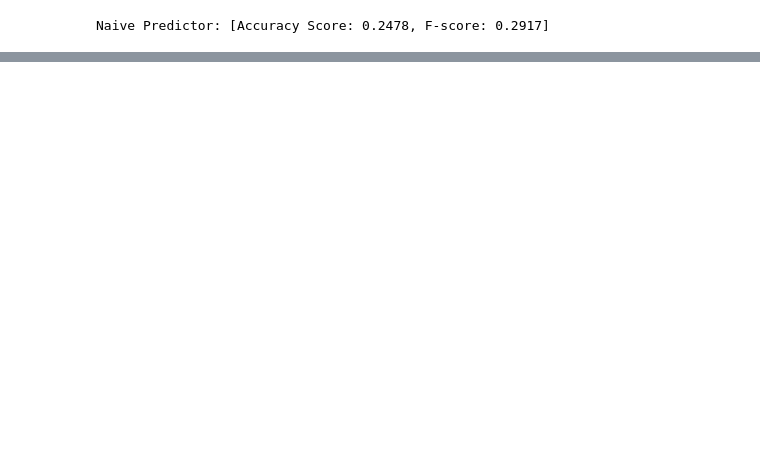
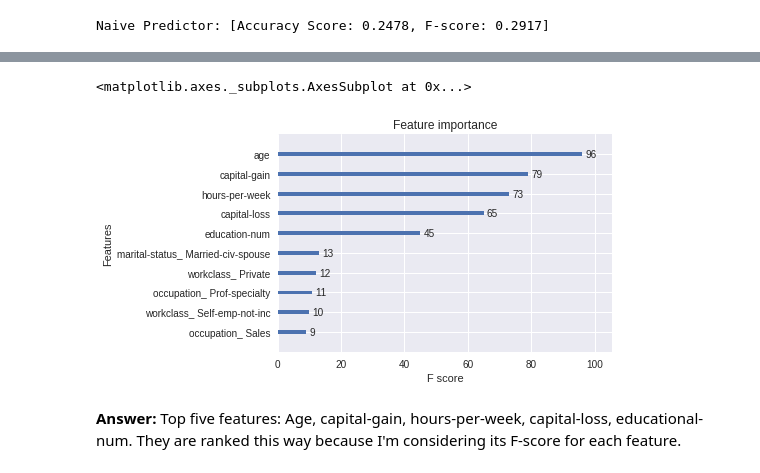
Before and after one commit to matheus-asilva/machine_learning_nd, a Jupyter notebook: supervised_learning/project/finding_donors.ipynb, the cells around one changed output, grey strips where cells are left out. Saved outputs shown, nothing was run; the diff lists cells and outputs as text; code cells hidden in the pictures; blank space fills up the shorter version.

```diff
--- a/supervised_learning/project/finding_donors.ipynb
+++ b/supervised_learning/project/finding_donors.ipynb
@@ -503,0 +509,8 @@ You'll need to implement:
+# %%
+from xgboost import plot_importance
+plot_importance(best_clf, max_num_features=10)
+# %% [output]
+<matplotlib.axes._subplots.AxesSubplot at 0x...>
+[figure, added]
+# %% [markdown]
+**Answer:** Top five features: Age, capital-gain, hours-per-week, capital-loss, educational-num. They are ranked this way because I'm considering its F-score for each feature.
```
Also changed, not shown: parts of 53 cells of this notebook.
